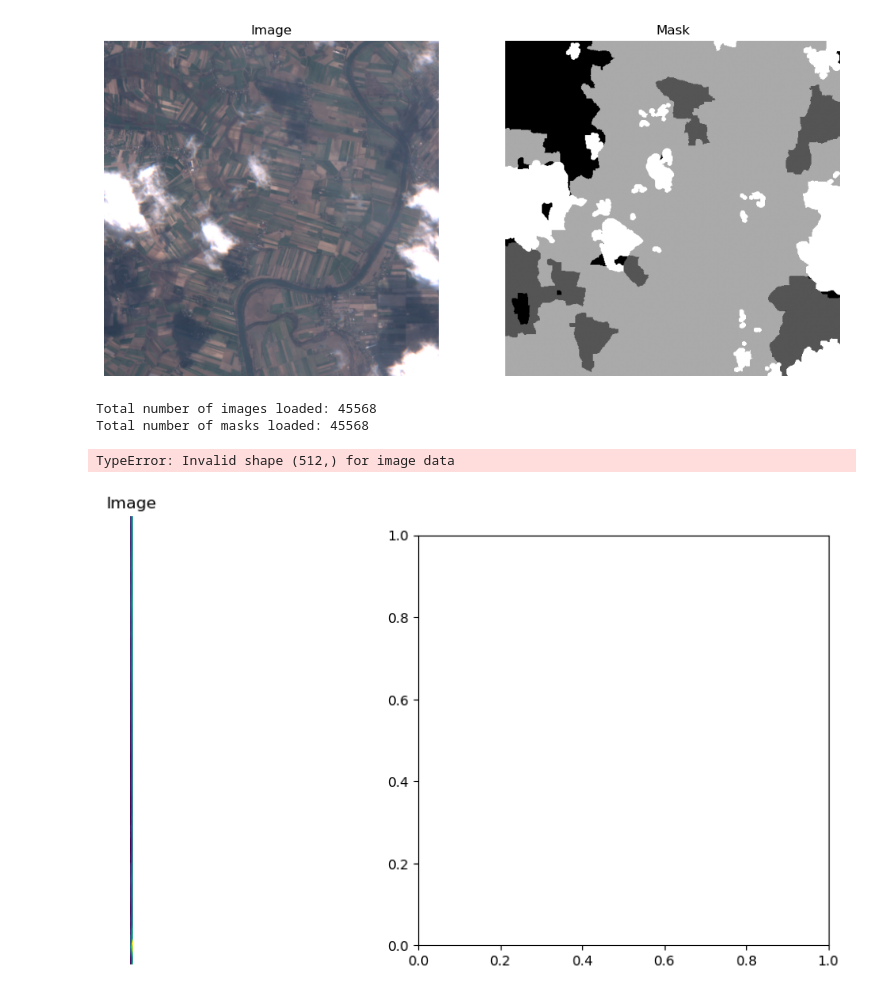
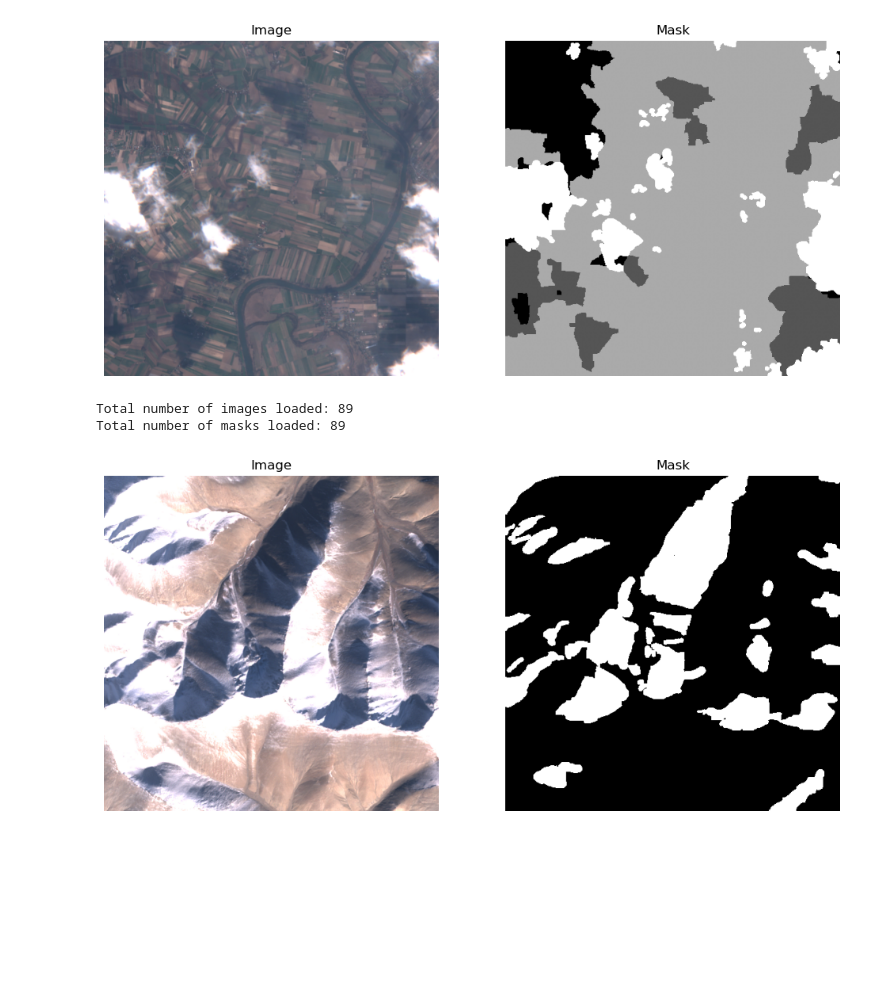
Before and after one commit to irregularBismuth/d7046e_project, a Jupyter notebook: notebooks/pixel-wise cloud coverage.ipynb, the cells around one changed output. Saved outputs shown, nothing was run; the diff lists cells and outputs as text; code cells hidden in the pictures; blank space fills up the shorter version.

Commit message:
Data visualisation code is commited

```diff
--- a/notebooks/pixel-wise cloud coverage.ipynb
+++ b/notebooks/pixel-wise cloud coverage.ipynb
@@ -113,35 +113,34 @@ def load_data_from_folders(base_folder):
         if os.path.exists(month_folder):
             # Loop through all .nc files in the folder
             for filename in os.listdir(month_folder):
                 if filename.endswith('.nc'):
                     file_path = os.path.join(month_folder, filename)
                     #print(f"Processing file: {file_path}")
 
                     # Load images and masks from the .nc file
                     image, mask = load_nc_data(file_path)
                     images.append(image)
                     masks.append(mask)
 
     #convert lists to numopy arrays
     images_array = np.array(images)
     masks_array = np.array(masks)
 
-    return images, masks
+    return images_array, masks_array
 
 # Define the base folder that contains the months (January to December)
 base_folder = '/Users/chiraggurumurthy/D7046E/Project/Dataset'
 
 # Process images from all folders
 images, masks = load_data_from_folders(base_folder)
 
 # Check if images and masks have been loaded correctly
 print(f"Total number of images loaded: {len(images)}")
 print(f"Total number of masks loaded: {len(masks)}")
 
 # Plot the first image and mask from the file
 plot_sample(images, masks, index=2)
 # %% [output]
-Total number of images loaded: 45568
-Total number of masks loaded: 45568
+Total number of images loaded: 89
+Total number of masks loaded: 89
-TypeError: Invalid shape (512,) for image data
-[figure, old version]
+[figure, new version]
```
